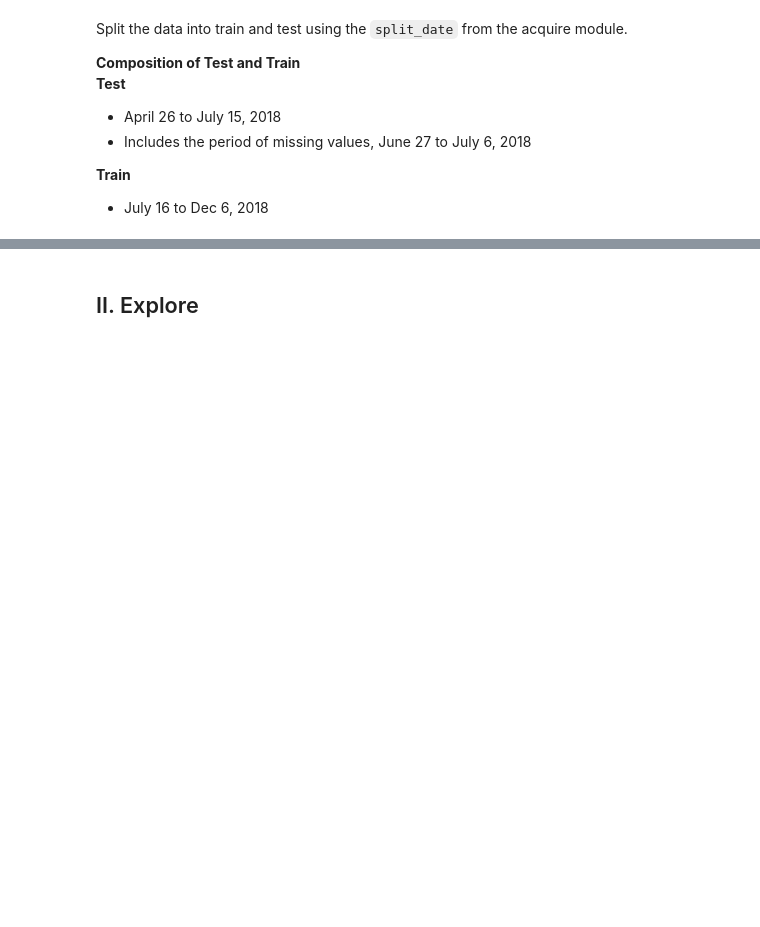
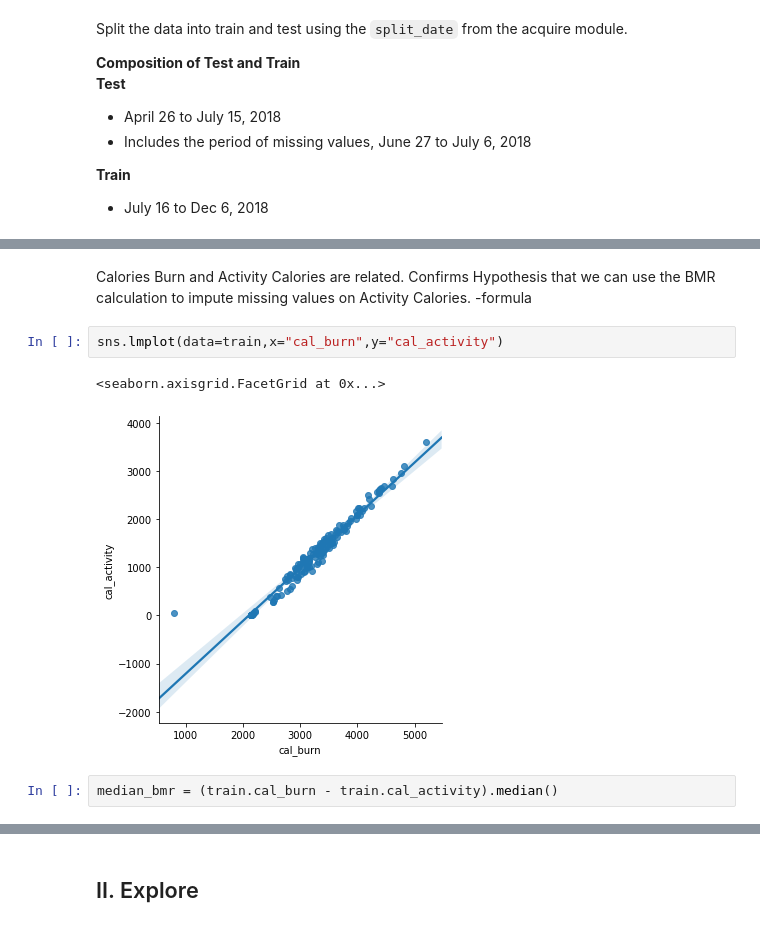
Before and after one commit to BlancoRD/Fitbit-Time-Series, a Jupyter notebook: setup.ipynb, the cells around one changed output, grey strips where cells are left out. Drawn from its saved outputs; the diff is of its cells as text; blank space fills up the shorter version.

```diff
--- a/setup.ipynb
+++ b/setup.ipynb
@@ -159,0 +179,11 @@ train, test = split_date_back(df)
+# %% [markdown]
+Calories Burn and Activity Calories are related.
+Confirms Hypothesis that we can use the BMR calculation to impute missing values on Activity Calories.
+-formula
+# %%
+sns.lmplot(data=train,x="cal_burn",y="cal_activity")
+# %% [output]
+<seaborn.axisgrid.FacetGrid at 0x...>
+[figure, added]
+# %%
+median_bmr = (train.cal_burn - train.cal_activity).median()
```
Also changed, not shown: parts of 43 cells of this notebook.
